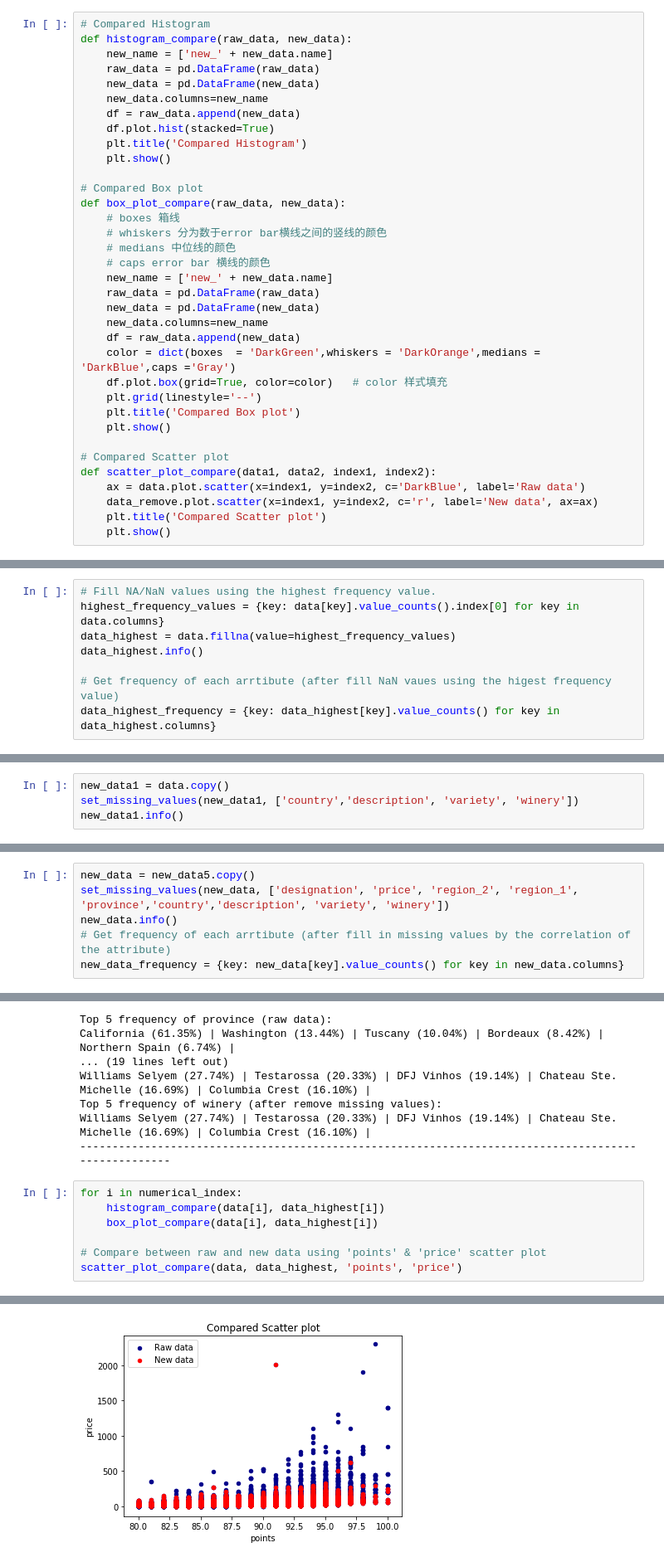
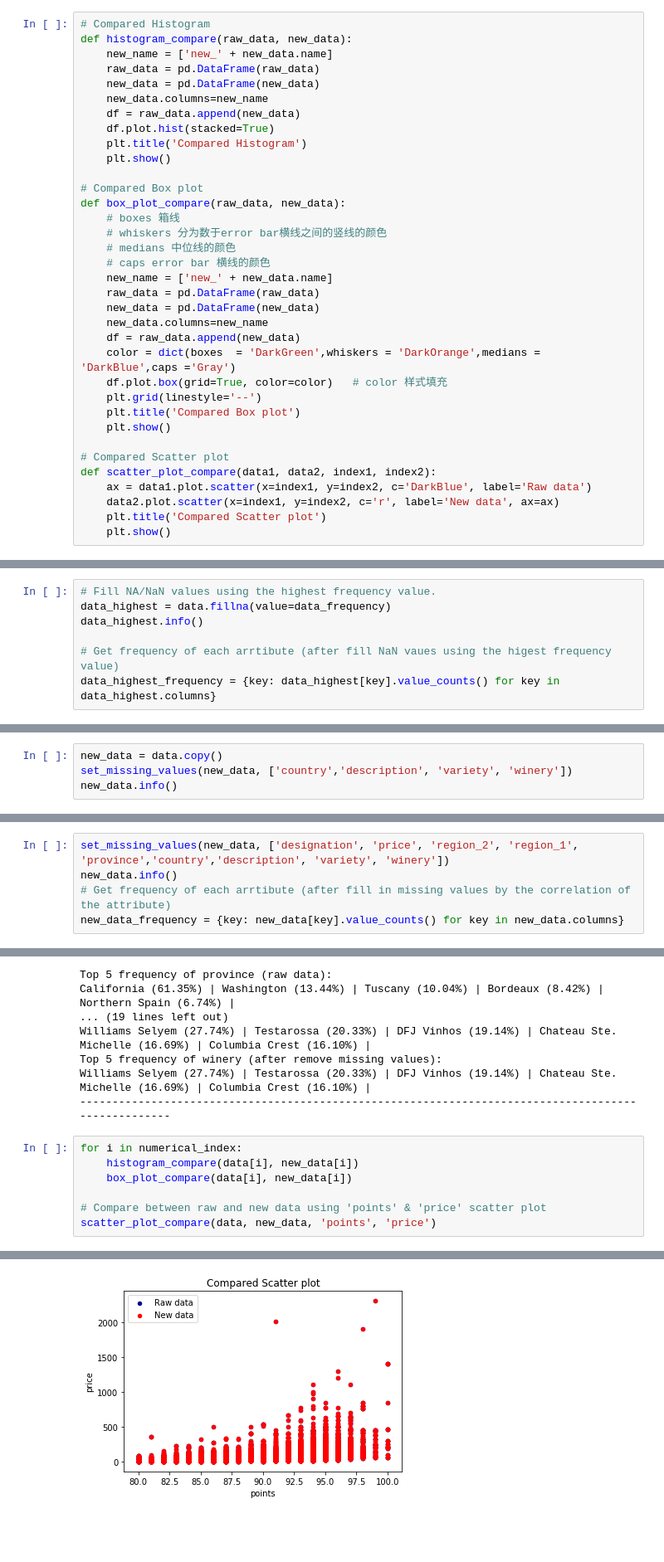
Before and after one commit to BinhuiXie/data_mining_project, a Jupyter notebook: winemag-data_first150k.ipynb, the cells around one changed output, grey strips where cells are left out. Shown at 83% size. Drawn from its saved outputs; the diff is of its cells as text; blank space fills up the shorter version.

```diff
--- a/winemag-data_first150k.ipynb
+++ b/winemag-data_first150k.ipynb
@@ -283,8 +286,8 @@ def box_plot_compare(raw_data, new_data):
 
 # Compared Scatter plot
 def scatter_plot_compare(data1, data2, index1, index2):
-    ax = data.plot.scatter(x=index1, y=index2, c='DarkBlue', label='Raw data')
-    data_remove.plot.scatter(x=index1, y=index2, c='r', label='New data', ax=ax)
+    ax = data1.plot.scatter(x=index1, y=index2, c='DarkBlue', label='Raw data')
+    data2.plot.scatter(x=index1, y=index2, c='r', label='New data', ax=ax)
     plt.title('Compared Scatter plot')
     plt.show()
 # %%
@@ -326,8 +333,7 @@ scatter_plot_compare(data, data_remove, 'points', 'price')
 ###  2.2 Fill NA/NaN values using the highest frequency value
 # %%
 # Fill NA/NaN values using the highest frequency value.
-highest_frequency_values = {key: data[key].value_counts().index[0] for key in data.columns}
-data_highest = data.fillna(value=highest_frequency_values)
+data_highest = data.fillna(value=data_frequency)
 data_highest.info()
 
 # Get frequency of each arrtibute (after fill NaN vaues using the higest frequency value)
@@ -461,7 +473,7 @@ First, fill in missing values of '**country**' using complete attribute data ('d
 # %%
-new_data1 = data.copy()
-set_missing_values(new_data1, ['country','description', 'variety', 'winery'])
-new_data1.info()
+new_data = data.copy()
+set_missing_values(new_data, ['country','description', 'variety', 'winery'])
+new_data.info()
 # %% [output]
 fill in values of country: [['Germany']
  ['Slovenia']
@@ -581,5 +589,4 @@ Finally, fill in missing values of '**designation**' using complete attribute da
 # %%
-new_data = new_data5.copy()
 set_missing_values(new_data, ['designation', 'price', 'region_2', 'region_1', 'province','country','description', 'variety', 'winery'])
 new_data.info()
 # Get frequency of each arrtibute (after fill in missing values by the correlation of the attribute)
@@ -632,14 +639,14 @@ Williams Selyem (27.74%) | Testarossa (20.33%) | DFJ Vinhos (19.14%) | Chateau S
 ----------------------------------------------------------------------------------------------------
 # %%
 for i in numerical_index:
-    histogram_compare(data[i], data_highest[i])
-    box_plot_compare(data[i], data_highest[i])
+    histogram_compare(data[i], new_data[i])
+    box_plot_compare(data[i], new_data[i])
 
 # Compare between raw and new data using 'points' & 'price' scatter plot
-scatter_plot_compare(data, data_highest, 'points', 'price')
+scatter_plot_compare(data, new_data, 'points', 'price')
 # %% [output]
 [figure]
 [figure]
 [figure]
 [figure]
-[figure, old version]
+[figure, new version]
```
Also changed, not shown: parts of 44 cells of this notebook, 3 other files.
